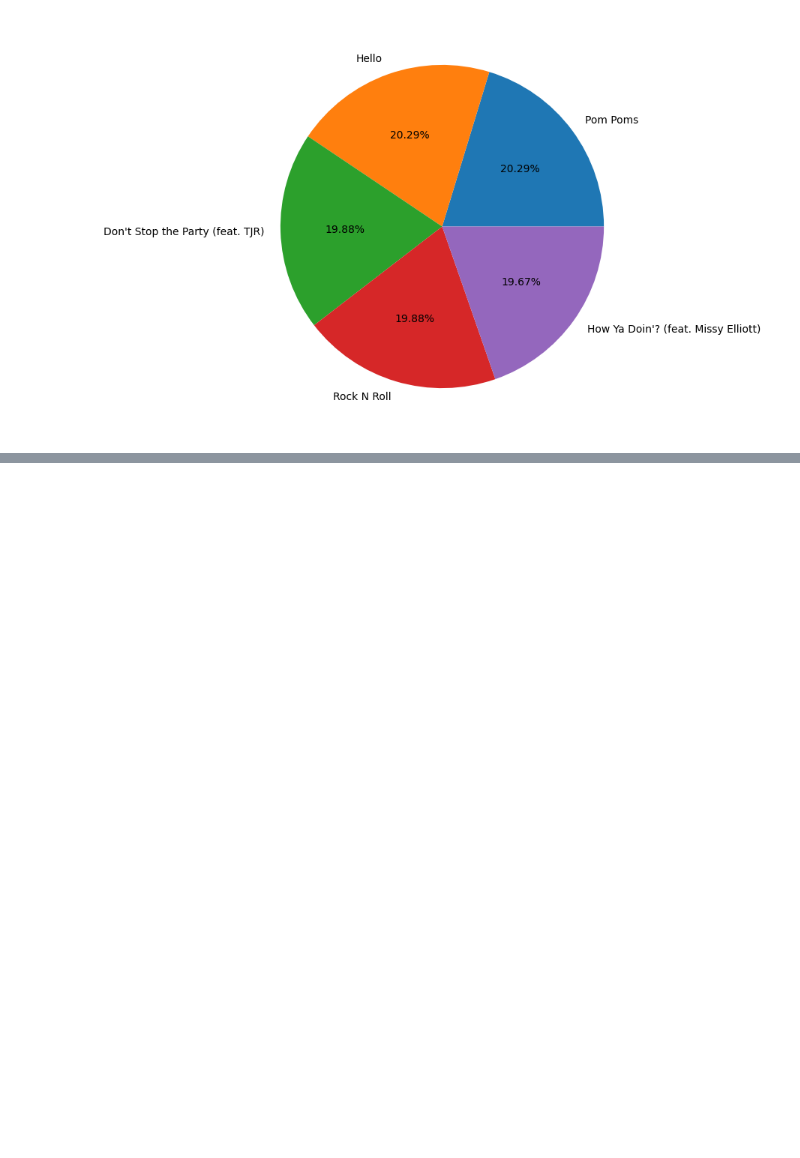
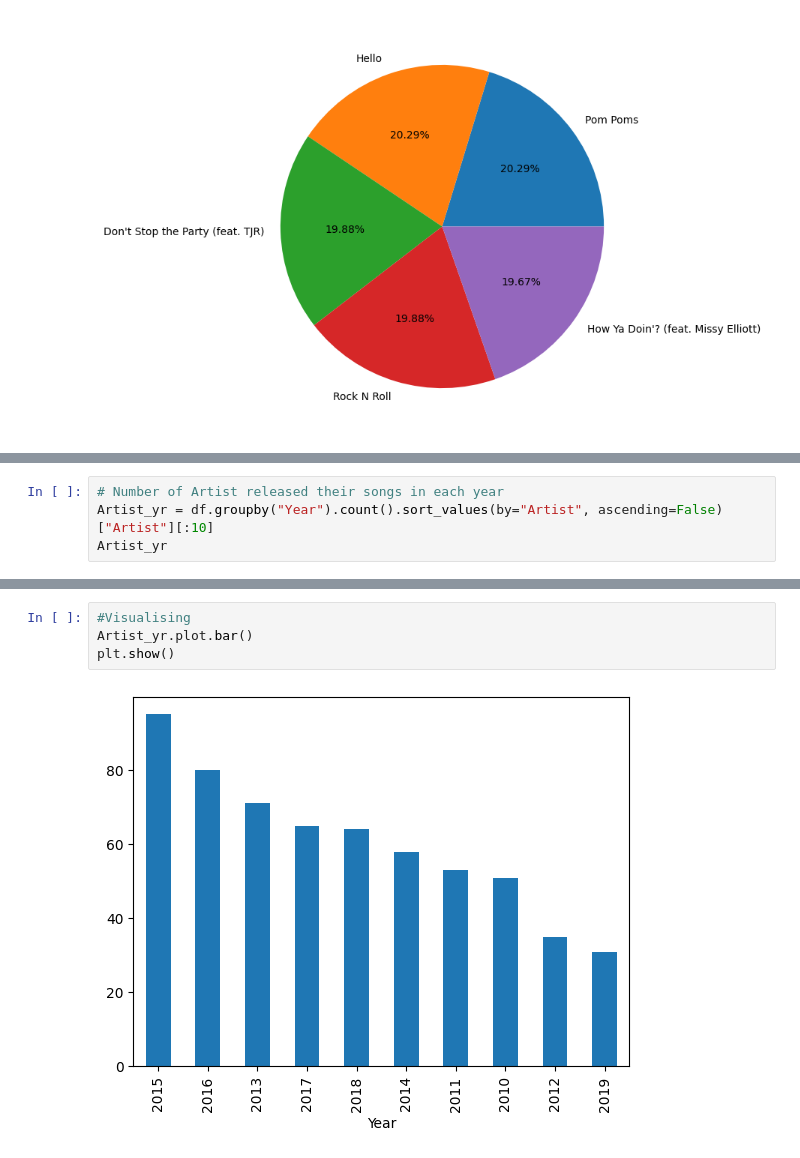
Before and after one commit to Shubhangini19/spotifyDataAnalysis, a Jupyter notebook: SpotifyDataAnalysis7.ipynb, the cells around one changed output, grey strips where cells are left out. Cells and saved outputs as stored; diff of their text form; blank space fills up the shorter version.

```diff
--- a/SpotifyDataAnalysis7.ipynb
+++ b/SpotifyDataAnalysis7.ipynb
@@ -350,0 +359,4 @@ Index(['Title', 'Artist', 'Genre', 'Year', 'Temp', 'Energy', 'Danceablity',
+# %%
+# Number of Artist released their songs in each year
+Artist_yr = df.groupby("Year").count().sort_values(by="Artist", ascending=False) ["Artist"][:10]
+Artist_yr
@@ -350,0 +376,6 @@ Index(['Title', 'Artist', 'Genre', 'Year', 'Temp', 'Energy', 'Danceablity',
+# %%
+#Visualising
+Artist_yr.plot.bar()
+plt.show()
+# %% [output]
+[figure, added]
```
Also changed, not shown: parts of 10 cells of this notebook.
